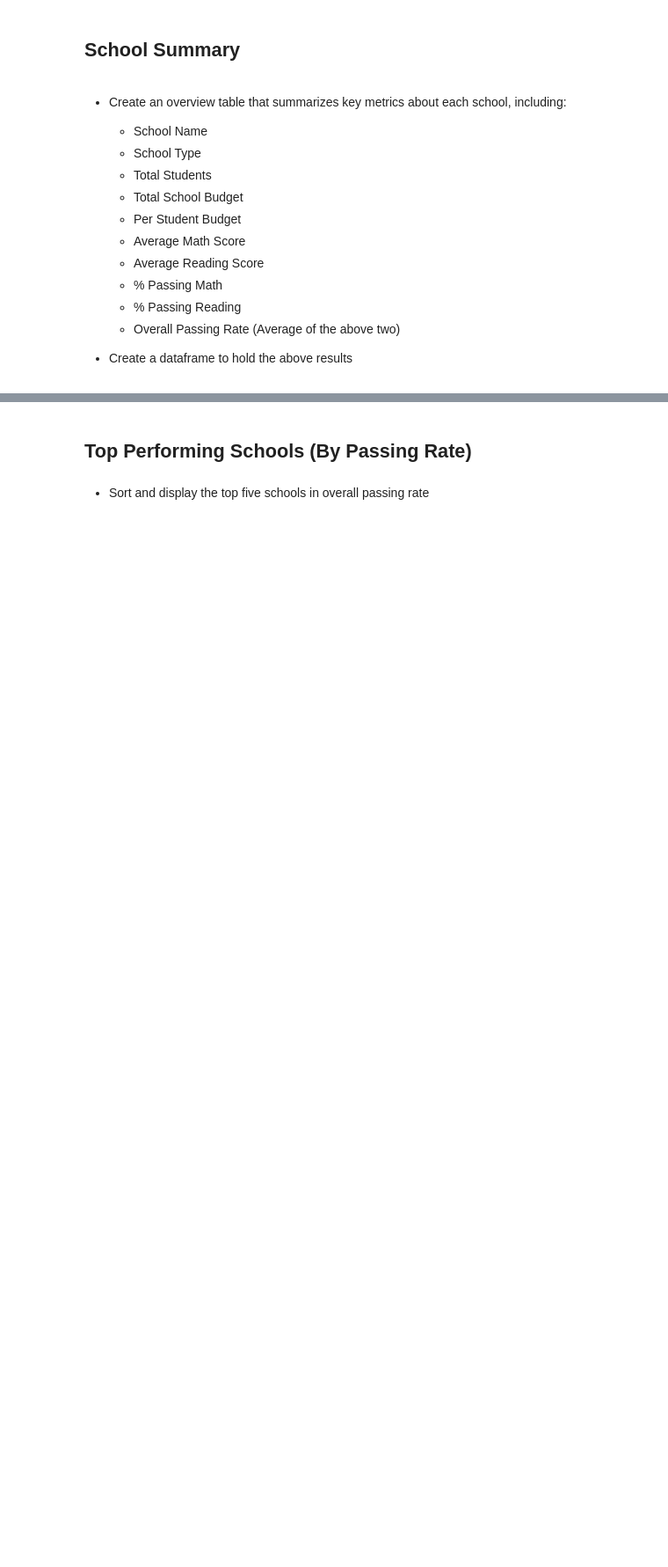
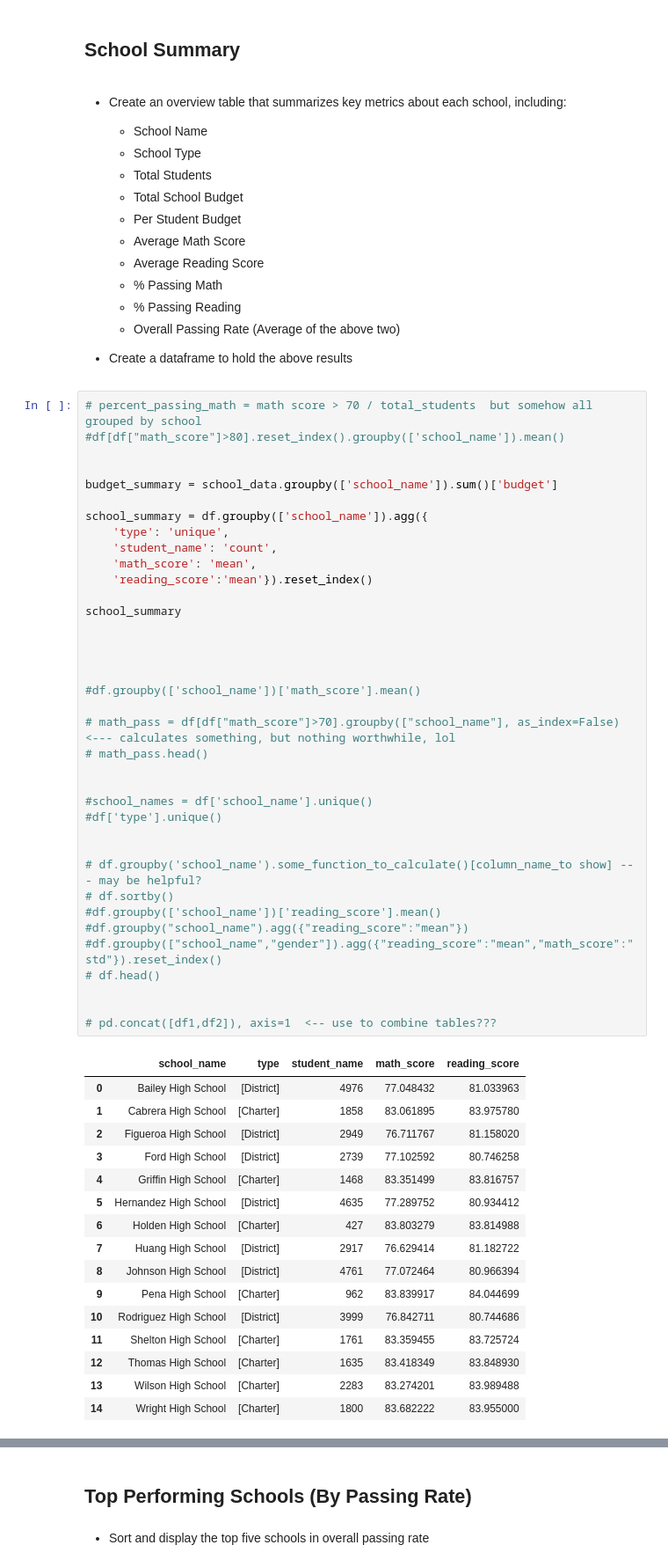
Before and after one commit to JenniferRae84/Pandas-Homework---Week-4, a Jupyter notebook: PyCitySchools_starter.ipynb, the cells around one changed output, grey strips where cells are left out. Shown: that part at 88% size. Cells and saved outputs as stored; diff of their text form; blank space fills up the shorter version.

```diff
--- a/PyCitySchools_starter.ipynb
+++ b/PyCitySchools_starter.ipynb
@@ -104,3 +100,57 @@ summary_df
   * Overall Passing Rate (Average of the above two)
 
 * Create a dataframe to hold the above results
+# %%
+# percent_passing_math = math score > 70 / total_students  but somehow all grouped by school
+#df[df["math_score"]>80].reset_index().groupby(['school_name']).mean()
+
+
+budget_summary = school_data.groupby(['school_name']).sum()['budget']
+
+school_summary = df.groupby(['school_name']).agg({
+    'type': 'unique',
+    'student_name': 'count',
+    'math_score': 'mean',
+    'reading_score':'mean'}).reset_index()
+
+school_summary
+
+
+
+
+#df.groupby(['school_name'])['math_score'].mean()
+
+# math_pass = df[df["math_score"]>70].groupby(["school_name"], as_index=False)  <--- calculates something, but nothing worthwhile, lol
+# math_pass.head()
+
+
+#school_names = df['school_name'].unique()
+#df['type'].unique()
+
+
+# df.groupby('school_name').some_function_to_calculate()[column_name_to show] --- may be helpful?
+# df.sortby()
+#df.groupby(['school_name'])['reading_score'].mean()
+#df.groupby("school_name").agg({"reading_score":"mean"})
+#df.groupby(["school_name","gender"]).agg({"reading_score":"mean","math_score":"std"}).reset_index()
+# df.head()
+
+
+# pd.concat([df1,df2]), axis=1  <-- use to combine tables???
+# %% [output]
+|  | school_name | type | student_name | math_score | reading_score |
+| 0 | Bailey High School | [District] | 4976 | 77.048432 | 81.033963 |
+| 1 | Cabrera High School | [Charter] | 1858 | 83.061895 | 83.975780 |
+| 2 | Figueroa High School | [District] | 2949 | 76.711767 | 81.158020 |
+| 3 | Ford High School | [District] | 2739 | 77.102592 | 80.746258 |
+| 4 | Griffin High School | [Charter] | 1468 | 83.351499 | 83.816757 |
+| 5 | Hernandez High School | [District] | 4635 | 77.289752 | 80.934412 |
+| 6 | Holden High School | [Charter] | 427 | 83.803279 | 83.814988 |
+| 7 | Huang High School | [District] | 2917 | 76.629414 | 81.182722 |
+| 8 | Johnson High School | [District] | 4761 | 77.072464 | 80.966394 |
+| 9 | Pena High School | [Charter] | 962 | 83.839917 | 84.044699 |
+| 10 | Rodriguez High School | [District] | 3999 | 76.842711 | 80.744686 |
+| 11 | Shelton High School | [Charter] | 1761 | 83.359455 | 83.725724 |
+| 12 | Thomas High School | [Charter] | 1635 | 83.418349 | 83.848930 |
+| 13 | Wilson High School | [Charter] | 2283 | 83.274201 | 83.989488 |
+| 14 | Wright High School | [Charter] | 1800 | 83.682222 | 83.955000 |
```
Also changed, not shown: parts of 3 cells of this notebook.
